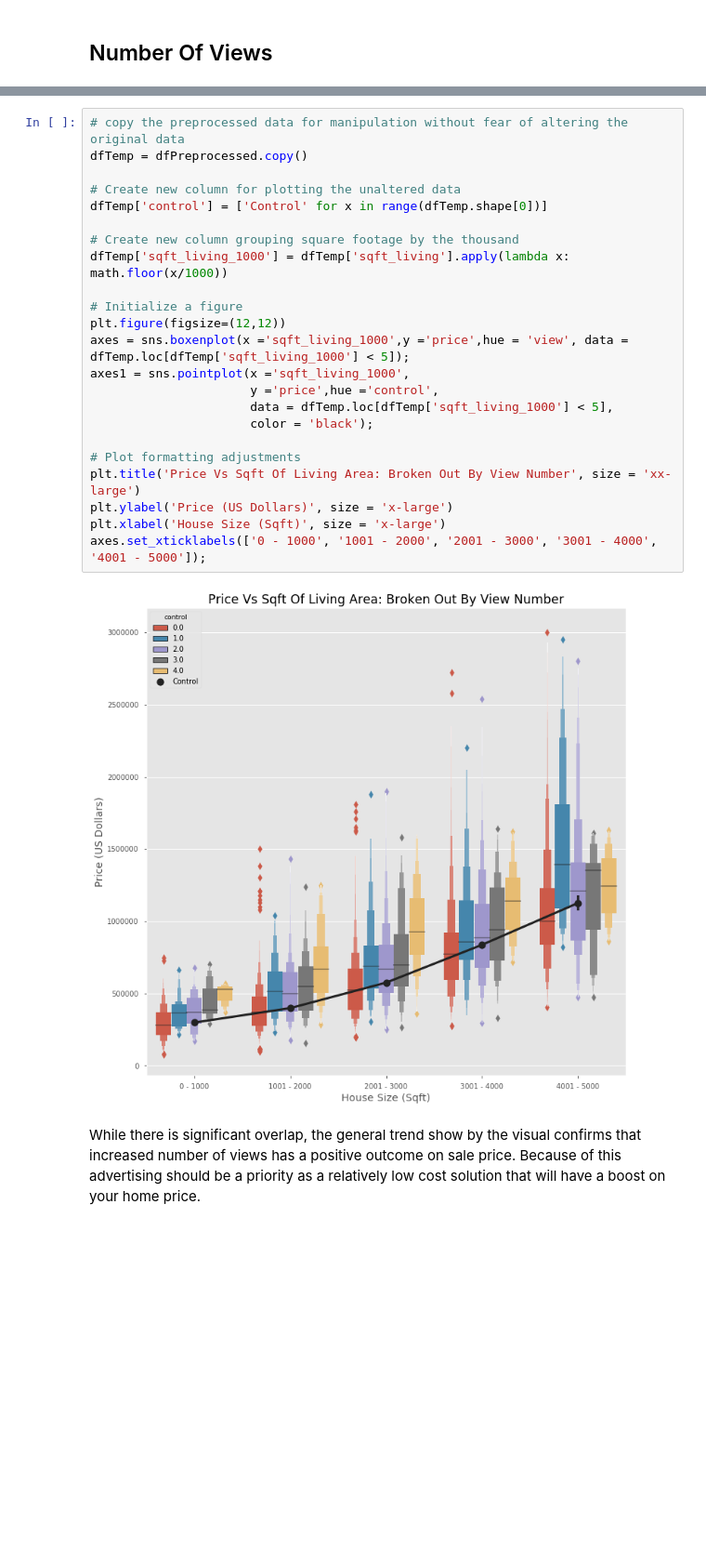
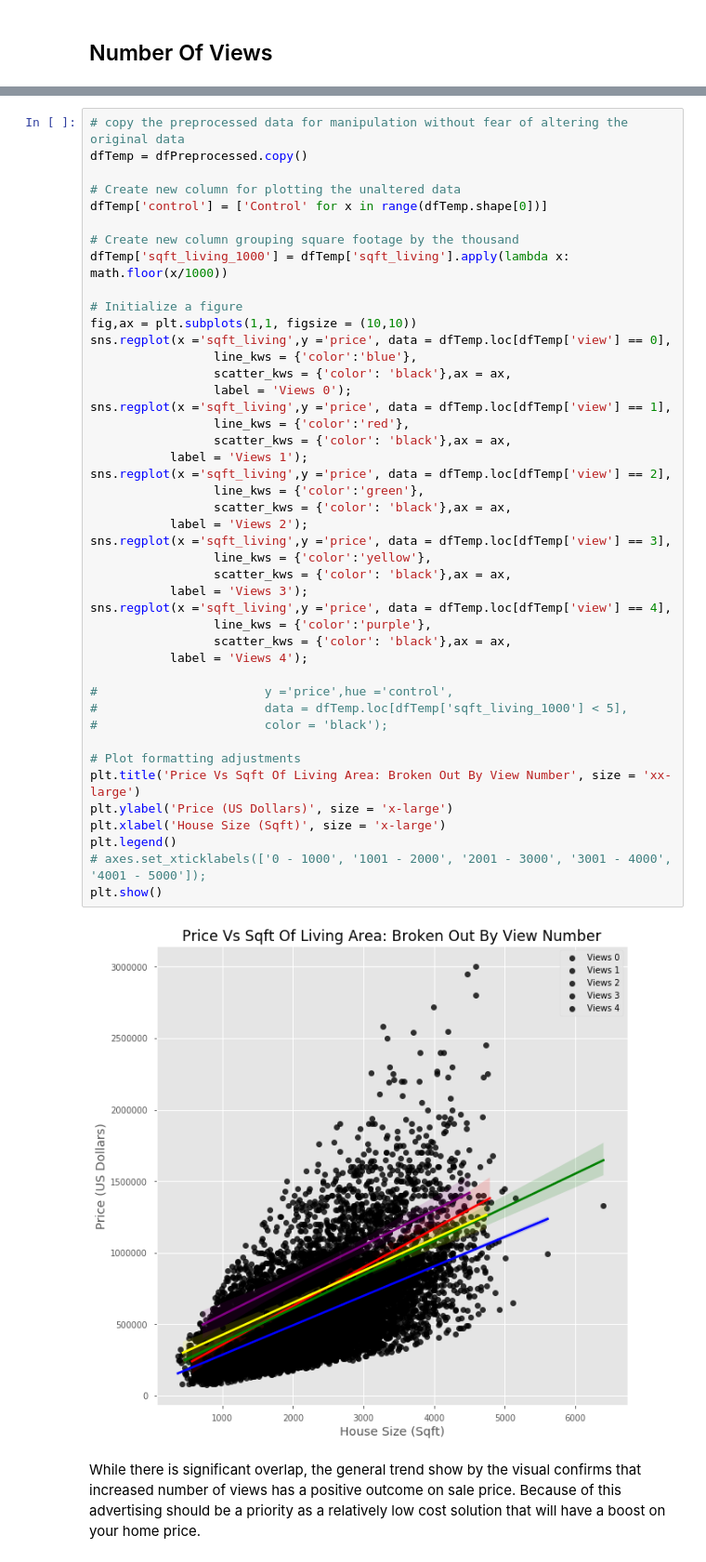
Before and after one commit to minthammock/dsc-mod-2-project-v2-1-onl01-dtsc-pt-041320, a Jupyter notebook: student.ipynb, the cells around one changed output, grey strips where cells are left out. Shown at 93% size. Cells and saved outputs as stored; diff of their text form; blank space fills up the shorter version.

```diff
--- a/student.ipynb
+++ b/student.ipynb
@@ -1133,28 +1133,49 @@ Text(0.5, 0, 'Material Grade')
 # %%
 # copy the preprocessed data for manipulation without fear of altering the original data
 dfTemp = dfPreprocessed.copy()
 
 # Create new column for plotting the unaltered data
 dfTemp['control'] = ['Control' for x in range(dfTemp.shape[0])]
 
 # Create new column grouping square footage by the thousand
 dfTemp['sqft_living_1000'] = dfTemp['sqft_living'].apply(lambda x: math.floor(x/1000))
 
 # Initialize a figure
-plt.figure(figsize=(12,12))
-axes = sns.boxenplot(x ='sqft_living_1000',y ='price',hue = 'view', data = dfTemp.loc[dfTemp['sqft_living_1000'] < 5]);
-axes1 = sns.pointplot(x ='sqft_living_1000',
-                      y ='price',hue ='control',
-                      data = dfTemp.loc[dfTemp['sqft_living_1000'] < 5],
-                      color = 'black');
+fig,ax = plt.subplots(1,1, figsize = (10,10))
+sns.regplot(x ='sqft_living',y ='price', data = dfTemp.loc[dfTemp['view'] == 0],
+                 line_kws = {'color':'blue'},
+                 scatter_kws = {'color': 'black'},ax = ax,
+                 label = 'Views 0');
+sns.regplot(x ='sqft_living',y ='price', data = dfTemp.loc[dfTemp['view'] == 1],
+                 line_kws = {'color':'red'},
+                 scatter_kws = {'color': 'black'},ax = ax,
+           label = 'Views 1');
+sns.regplot(x ='sqft_living',y ='price', data = dfTemp.loc[dfTemp['view'] == 2],
+                 line_kws = {'color':'green'},
+                 scatter_kws = {'color': 'black'},ax = ax,
+           label = 'Views 2');
+sns.regplot(x ='sqft_living',y ='price', data = dfTemp.loc[dfTemp['view'] == 3],
+                 line_kws = {'color':'yellow'},
+                 scatter_kws = {'color': 'black'},ax = ax,
+           label = 'Views 3');
+sns.regplot(x ='sqft_living',y ='price', data = dfTemp.loc[dfTemp['view'] == 4],
+                 line_kws = {'color':'purple'},
+                 scatter_kws = {'color': 'black'},ax = ax,
+           label = 'Views 4');
+
+#                       y ='price',hue ='control',
+#                       data = dfTemp.loc[dfTemp['sqft_living_1000'] < 5],
+#                       color = 'black');
 
 # Plot formatting adjustments
 plt.title('Price Vs Sqft Of Living Area: Broken Out By View Number', size = 'xx-large')
 plt.ylabel('Price (US Dollars)', size = 'x-large')
 plt.xlabel('House Size (Sqft)', size = 'x-large')
-axes.set_xticklabels(['0 - 1000', '1001 - 2000', '2001 - 3000', '3001 - 4000', '4001 - 5000']);
+plt.legend()
+# axes.set_xticklabels(['0 - 1000', '1001 - 2000', '2001 - 3000', '3001 - 4000', '4001 - 5000']);
+plt.show()
 # %% [output]
-[figure, old version]
+[figure, new version]
 # %% [markdown]
 While there is significant overlap, the general trend show by the visual confirms that increased number of views has a positive outcome on sale price. Because of this advertising should be a priority as a relatively low cost solution that will have a boost on your home price.
 # %% [markdown]
```
Also changed, not shown: parts of 6 cells of this notebook, 1 other file.
